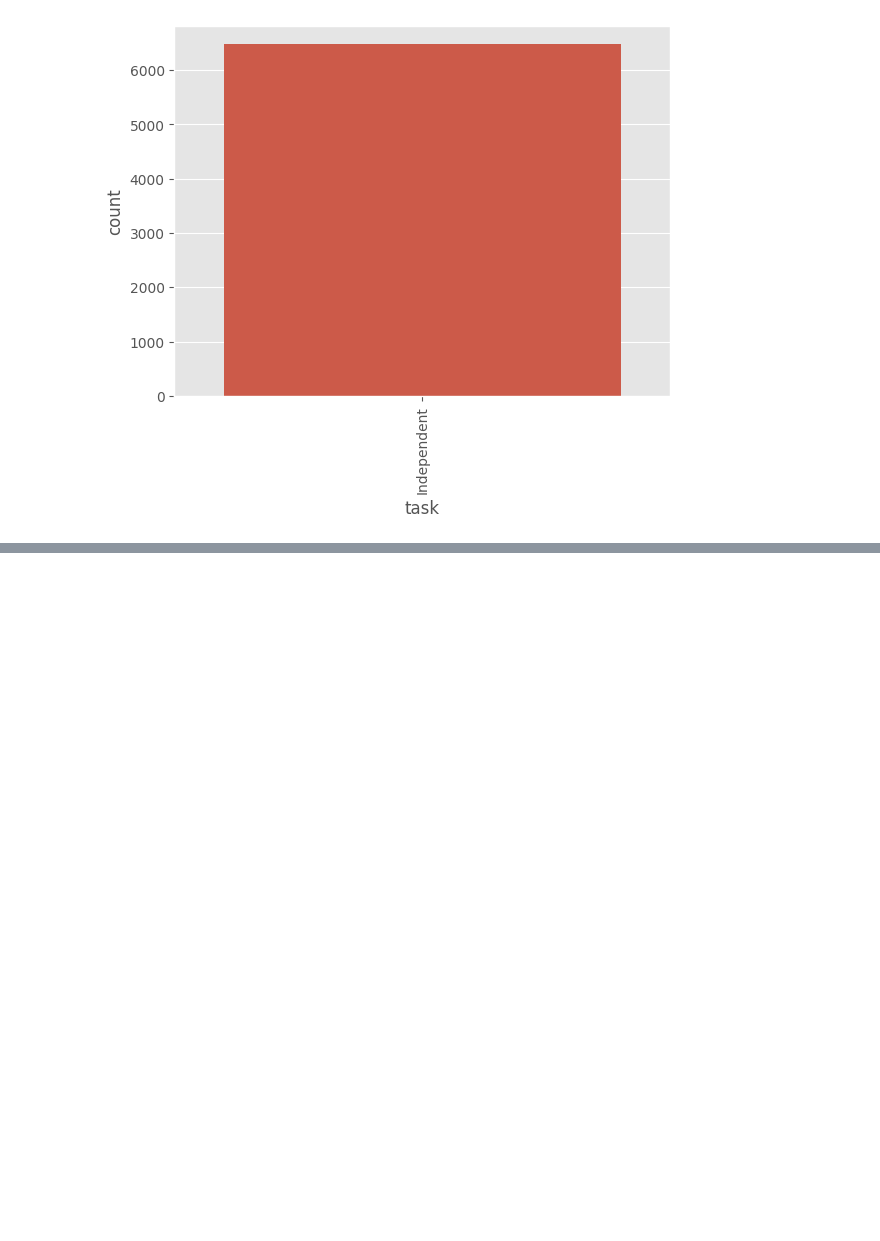
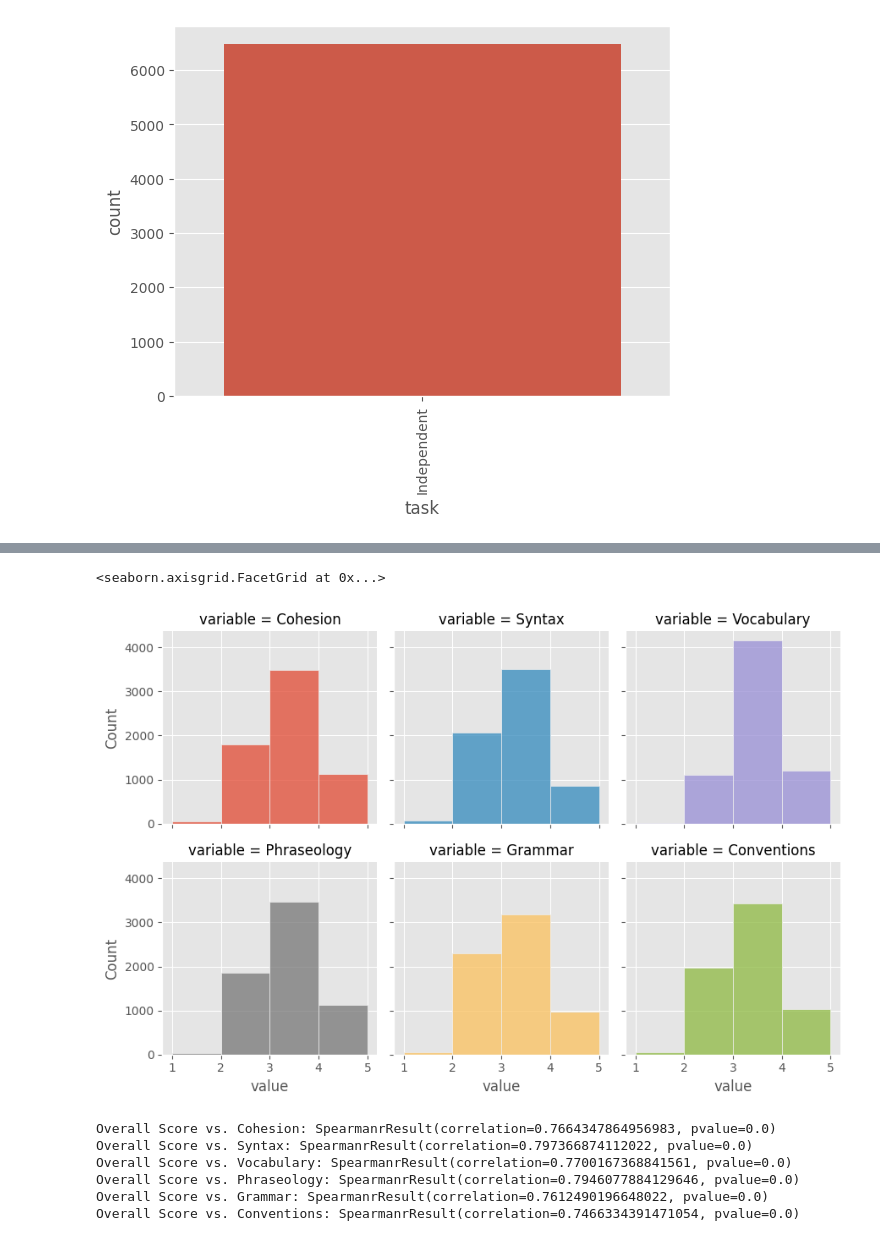
Before and after one commit to AlejandroCiuba/Multi-Scale-BERT-AES, a Jupyter notebook: ELLIPSE/ellipse.ipynb, the cells around one changed output, grey strips where cells are left out. Cells and saved outputs as stored; diff of their text form; code cells hidden in the pictures; blank space fills up the shorter version.

```diff
--- a/ELLIPSE/ellipse.ipynb
+++ b/ELLIPSE/ellipse.ipynb
@@ -121,0 +162,17 @@ ax.set_xticklabels(ax.get_xticklabels(), rotation=90)
+# %%
+grid = sns.FacetGrid(data=temp_df, col="variable", col_wrap=3, hue="variable")
+grid.map(sns.histplot, "value", binwidth=1)
+# %% [output]
+<seaborn.axisgrid.FacetGrid at 0x...>
+[figure, added]
+# %%
+for cat in RUBRIC:
+    rows = temp_df[temp_df["variable"] == cat].loc[:, ["Overall", "value"]].to_dict("list")
+    print(f"Overall Score vs. {cat}:", spearmanr(a=rows["Overall"], b=rows["value"], alternative="greater"))
+# %% [output]
+Overall Score vs. Cohesion: SpearmanrResult(correlation=0.7664347864956983, pvalue=0.0)
+Overall Score vs. Syntax: SpearmanrResult(correlation=0.797366874112022, pvalue=0.0)
+Overall Score vs. Vocabulary: SpearmanrResult(correlation=0.7700167368841561, pvalue=0.0)
+Overall Score vs. Phraseology: SpearmanrResult(correlation=0.7946077884129646, pvalue=0.0)
+Overall Score vs. Grammar: SpearmanrResult(correlation=0.7612490196648022, pvalue=0.0)
+Overall Score vs. Conventions: SpearmanrResult(correlation=0.7466334391471054, pvalue=0.0)
```
Also changed, not shown: parts of 11 cells of this notebook.
